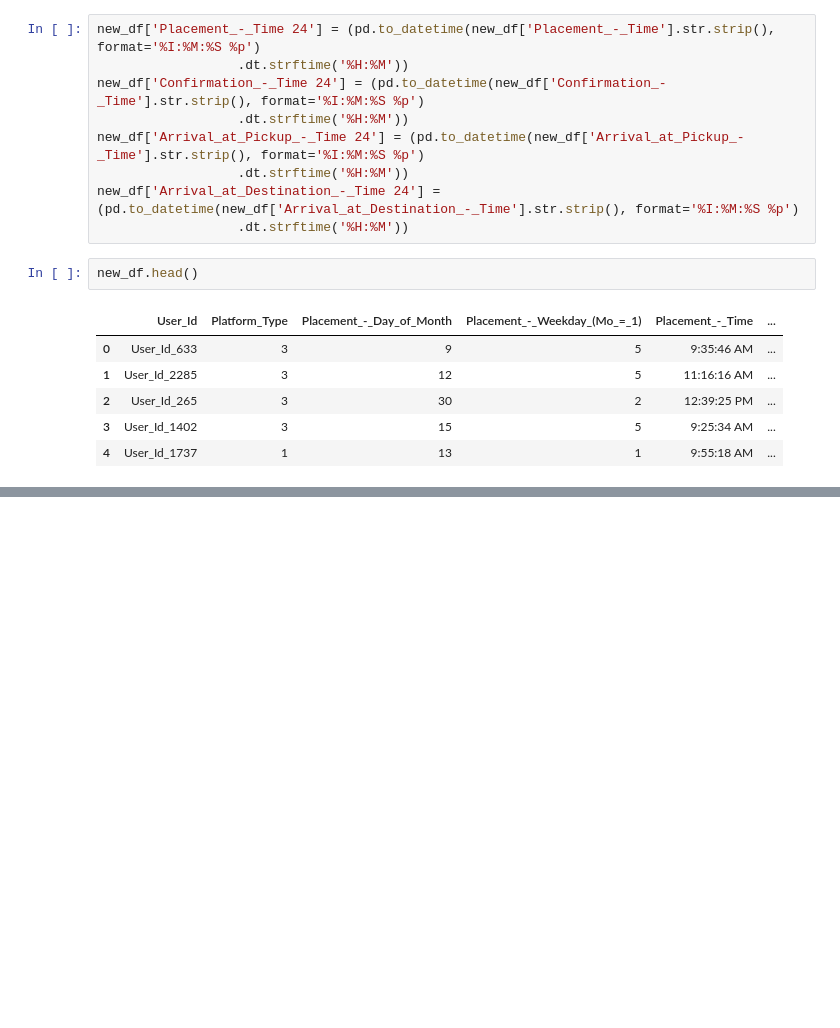
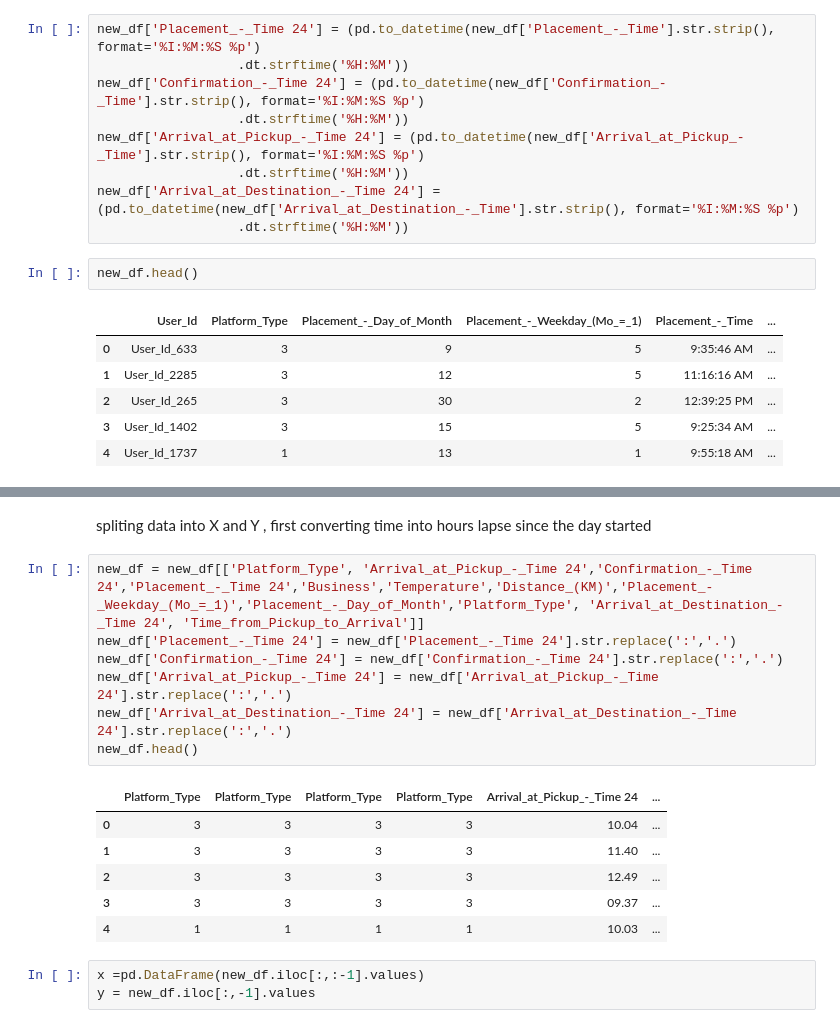
Before and after one commit to thavha/Regression-predict-group-5, a Jupyter notebook: regression.ipynb, the cells around one changed output, grey strips where cells are left out. Saved outputs shown, nothing was run; the diff lists cells and outputs as text; blank space fills up the shorter version.

```diff
--- a/regression.ipynb
+++ b/regression.ipynb
@@ -112,0 +176,19 @@ new_df.drop(['Placement_-_Time', 'Confirmation_-_Time','Arrival_at_Pickup_-_Time
+# %% [markdown]
+spliting data into X and Y , first converting time into hours lapse since the day started
+# %%
+new_df = new_df[['Platform_Type', 'Arrival_at_Pickup_-_Time 24','Confirmation_-_Time 24','Placement_-_Time 24','Business','Temperature','Distance_(KM)','Placement_-_Weekday_(Mo_=_1)','Placement_-_Day_of_Month','Platform_Type', 'Arrival_at_Destination_-_Time 24', 'Time_from_Pickup_to_Arrival']]
+new_df['Placement_-_Time 24'] = new_df['Placement_-_Time 24'].str.replace(':','.')
+new_df['Confirmation_-_Time 24'] = new_df['Confirmation_-_Time 24'].str.replace(':','.')
+new_df['Arrival_at_Pickup_-_Time 24'] = new_df['Arrival_at_Pickup_-_Time 24'].str.replace(':','.')
+new_df['Arrival_at_Destination_-_Time 24'] = new_df['Arrival_at_Destination_-_Time 24'].str.replace(':','.')
+new_df.head()
+# %% [output]
+|  | Platform_Type | Platform_Type | Platform_Type | Platform_Type | Arrival_at_Pickup_-_Time 24 | ... |
+| 0 | 3 | 3 | 3 | 3 | 10.04 | ... |
+| 1 | 3 | 3 | 3 | 3 | 11.40 | ... |
+| 2 | 3 | 3 | 3 | 3 | 12.49 | ... |
+| 3 | 3 | 3 | 3 | 3 | 09.37 | ... |
+| 4 | 1 | 1 | 1 | 1 | 10.03 | ... |
+# %%
+x =pd.DataFrame(new_df.iloc[:,:-1].values)
+y = new_df.iloc[:,-1].values
```
Also changed, not shown: parts of 10 cells of this notebook.
